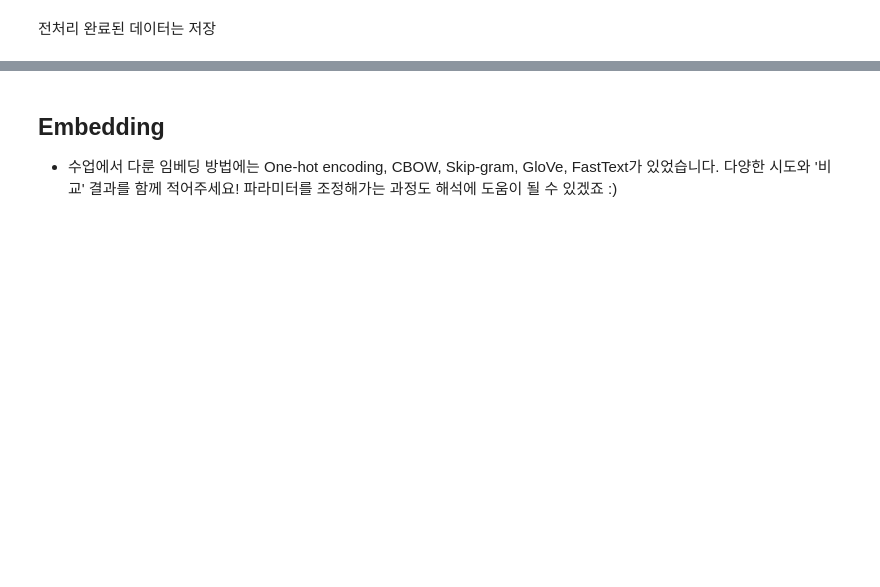
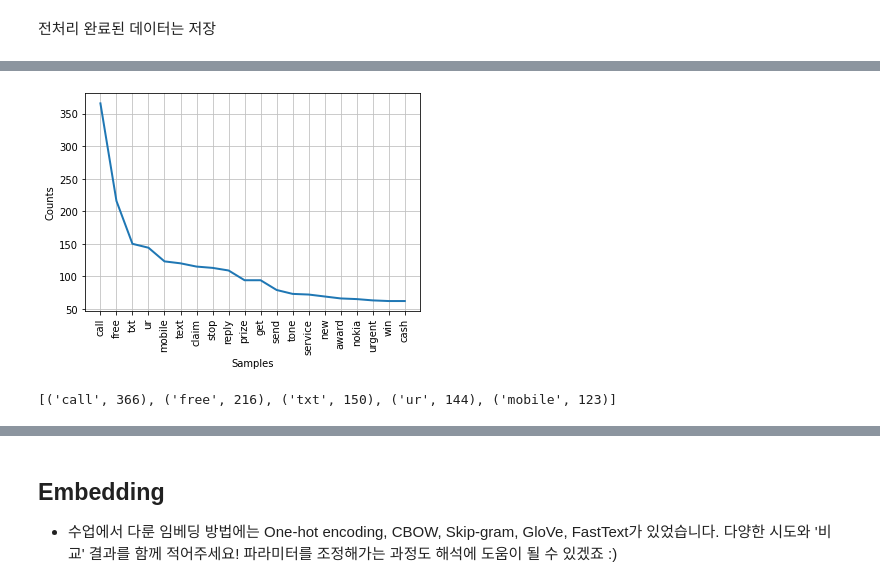
Before and after one commit to jiwoo0212/Tobigs-15-jiwoo, a Jupyter notebook: week8/NLP_basic/week8_nlp_basic_assignment.ipynb, the cells around one changed output, grey strips where cells are left out. Cells and saved outputs as stored; diff of their text form; code cells hidden in the pictures; blank space fills up the shorter version.

```diff
--- a/week8/NLP_basic/week8_nlp_basic_assignment.ipynb
+++ b/week8/NLP_basic/week8_nlp_basic_assignment.ipynb
@@ -214,0 +299,3 @@ spam_text[:2]
+# %%
+df_all.columns = ['label', 'text']
+df_all
@@ -214,0 +318,3 @@ spam_text[:2]
+# %%
+df_spam = df_all[df_all['label']=='spam']
+df_ham = df_all[df_all['label']=='ham']
@@ -214,0 +351,18 @@ spam_text[:2]
+# %%
+all_spam_text = [i for sentence in df_spam['text'].values for i in sentence]
+all_ham_text = [i for sentence in df_ham['text'].values for i in sentence]
+# %%
+from nltk import Text
+spam_text = Text(all_spam_text)
+ham_text = Text(all_ham_text)
+# %%
+from matplotlib import pyplot as plt
+spam_text.plot(20)
+plt.show()
+# %% [output]
+[figure, added]
+# %%
+spam_freq_dict = spam_text.vocab()
+spam_freq_dict.most_common(5)
+# %% [output]
+[('call', 366), ('free', 216), ('txt', 150), ('ur', 144), ('mobile', 123)]
```
Also changed, not shown: parts of 73 cells of this notebook.
